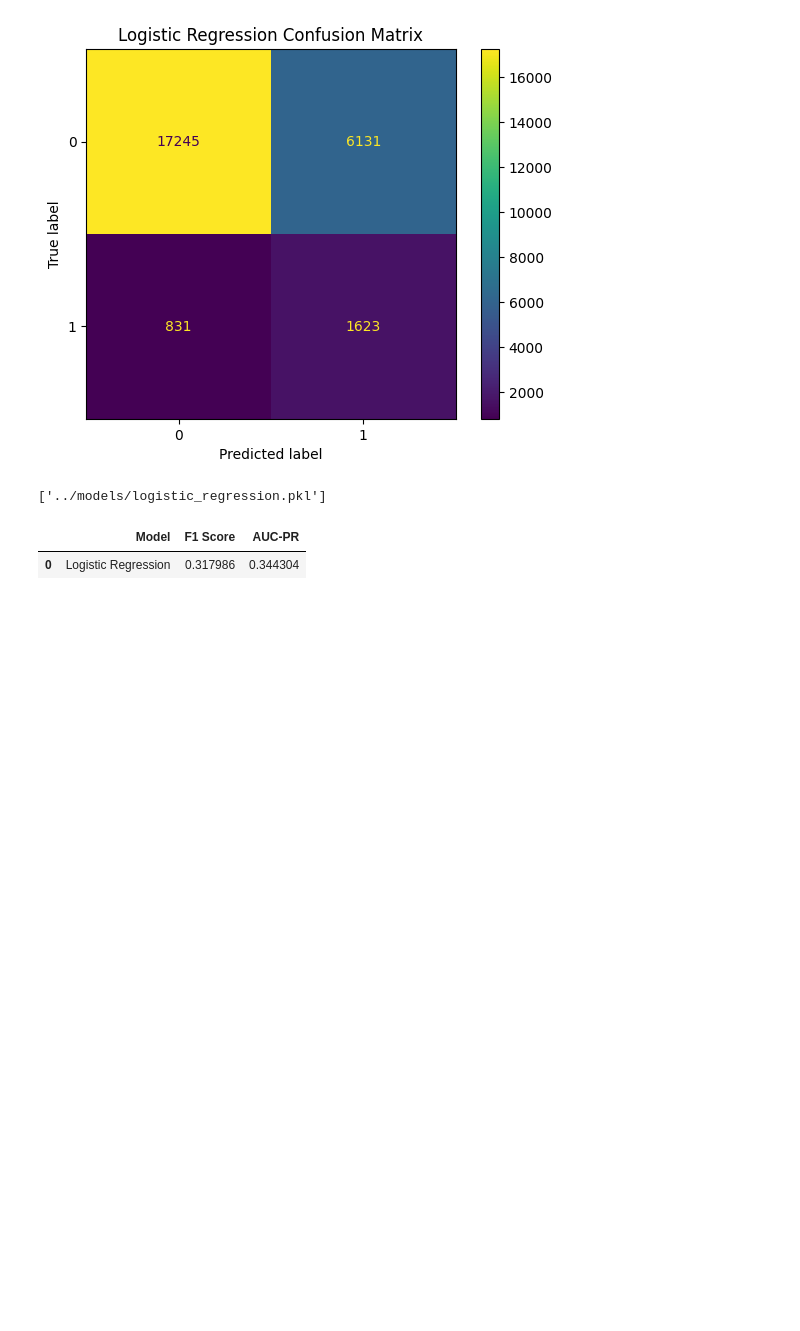
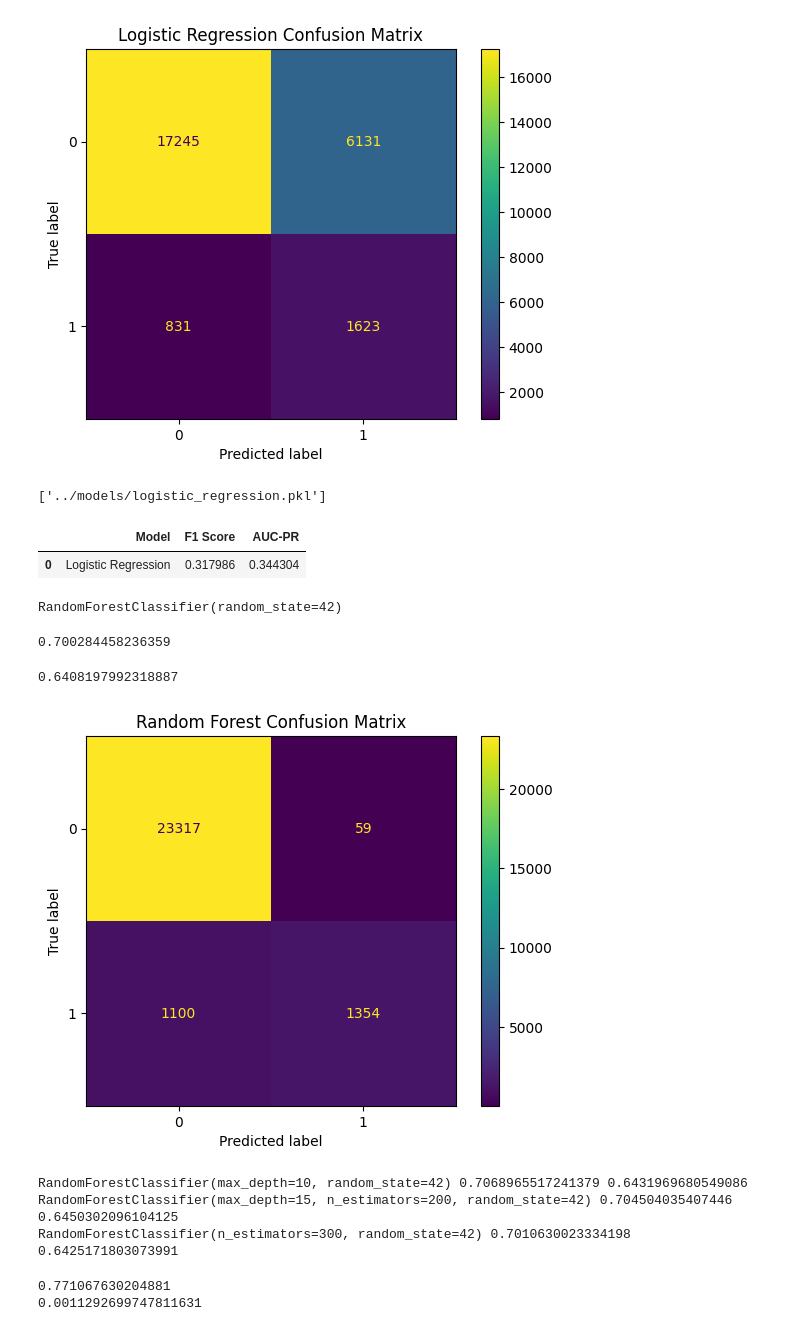
Before and after one commit to Pomiyilma/Fraud-Detection, a Jupyter notebook: notebooks/modeling.ipynb, the cells around one changed output. Cells and saved outputs as stored; diff of their text form; code cells hidden in the pictures; blank space fills up the shorter version.

```diff
--- a/notebooks/modeling.ipynb
+++ b/notebooks/modeling.ipynb
@@ -179,0 +182,54 @@ results
+# %%
+rf_model = RandomForestClassifier(
+    random_state=42
+)
+# %%
+rf_model.fit(
+    X_train_smote,
+    y_train_smote
+)
+# %% [output]
+RandomForestClassifier(random_state=42)
+# %%
+rf_pred = rf_model.predict(
+    X_test
+)
+
+rf_prob = rf_model.predict_proba(
+    X_test
+)[:,1]
+# %%
+rf_f1 = f1_score(
+    y_test,
+    rf_pred
+)
+
+print(rf_f1)
+# %% [output]
+0.700284458236359
+# %%
+rf_auc_pr = average_precision_score(
+    y_test,
+    rf_prob
+)
+
+print(rf_auc_pr)
+# %% [output]
+0.6408197992318887
+# %%
+cm = confusion_matrix(
+    y_test,
+    rf_pred
+)
+
+ConfusionMatrixDisplay(
+    confusion_matrix=cm
+).plot()
+
+plt.title(
+    "Random Forest Confusion Matrix"
+)
+
+plt.show()
+# %% [output]
+[figure, added]
@@ -179,0 +273,14 @@ results
+# %%
+for model in [rf_1, rf_2, rf_3]:
+
+    f1, auc = evaluate_model(model)
+
+    print(
+        model,
+        f1,
+        auc
+    )
+# %% [output]
+RandomForestClassifier(max_depth=10, random_state=42) 0.7068965517241379 0.6431969680549086
+RandomForestClassifier(max_depth=15, n_estimators=200, random_state=42) 0.704504035407446 0.6450302096104125
+RandomForestClassifier(n_estimators=300, random_state=42) 0.7010630023334198 0.6425171803073991
@@ -179,0 +308,11 @@ results
+# %%
+print(
+    lr_cv.mean()
+)
+
+print(
+    lr_cv.std()
+)
+# %% [output]
+0.771067630204881
+0.0011292699747811631
```
Also changed, not shown: parts of 13 cells of this notebook, 1 other file.
